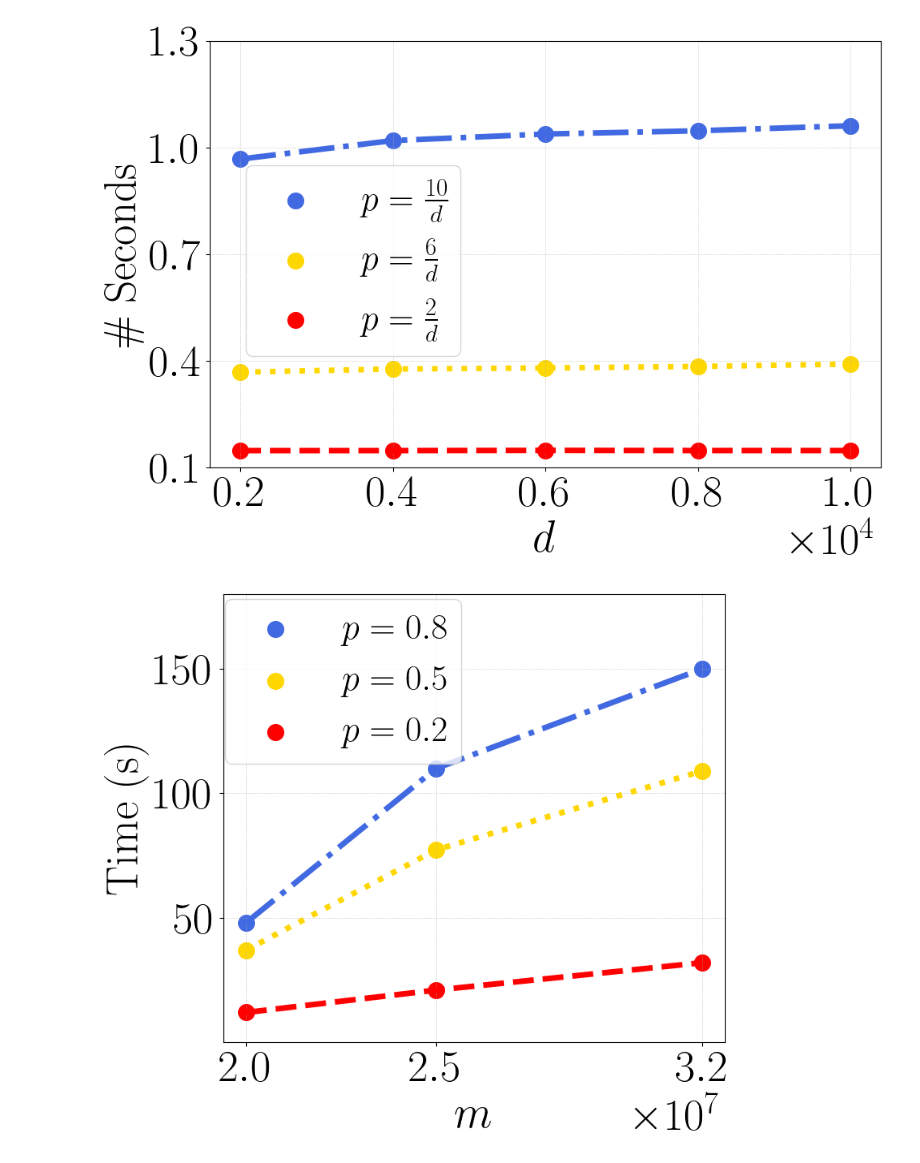
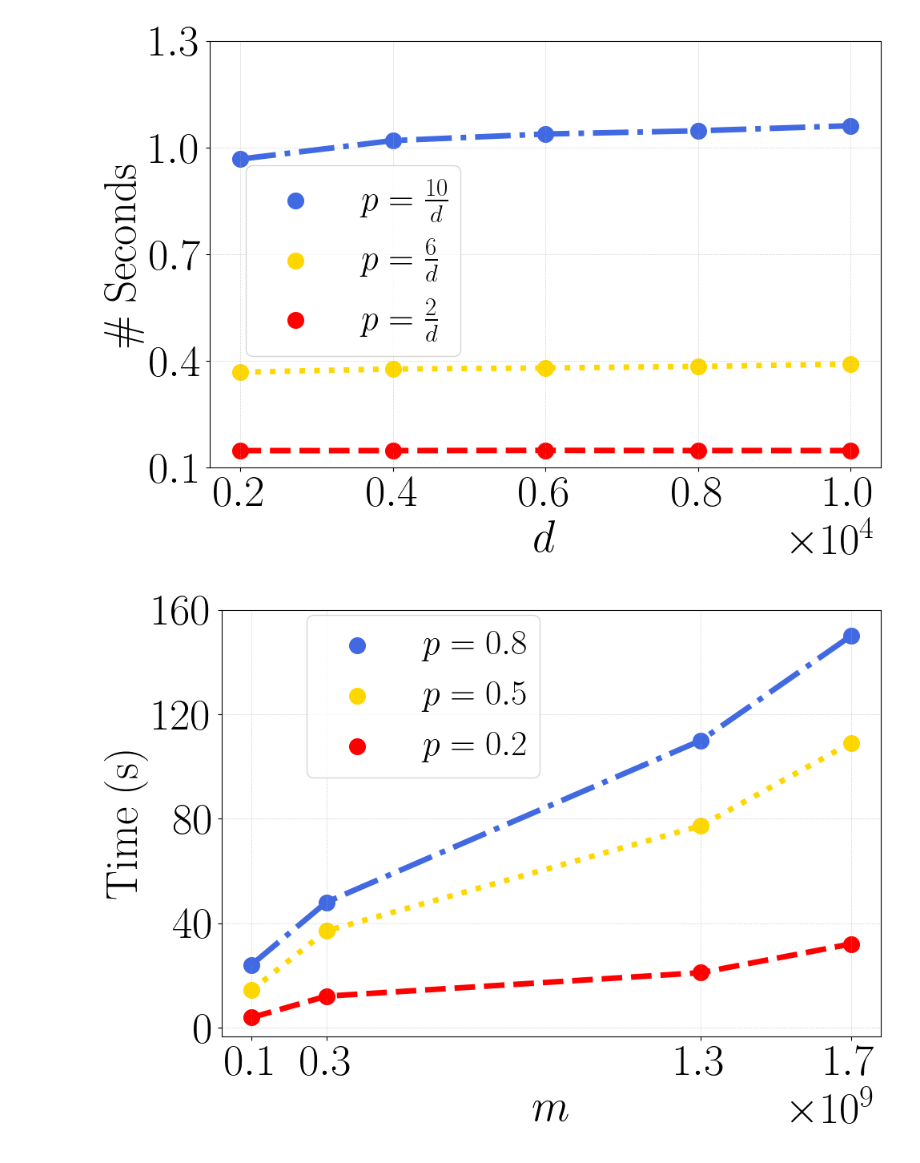
Before and after one commit to VirtuosoResearch/Matrix-completion-from-ultrasparse-samples, a Jupyter notebook: revised_figures/runtime.ipynb, the cells around one changed output. Drawn from its saved outputs; the diff is of its cells as text; code cells hidden in the pictures.

```diff
--- a/revised_figures/runtime.ipynb
+++ b/revised_figures/runtime.ipynb
@@ -59,44 +59,44 @@ plt.close()
 [figure]
 # %%
 # title = r'$\mathrm{Synthetic~(2~obervations)}$'
-m = [2e7, 2.5e7, 3.2e7]
+m = [1e8, 3e8, 1.3e9, 1.7e9]
 
-runtime_8 = [48, 110, 150]
-runtime_5 = [37, 77.3, 109]
-runtime_2 = [12, 21, 32]
+runtime_8 = [24, 48, 110, 150]
+runtime_5 = [14.3, 37, 77.3, 109]
+runtime_2 = [3.8, 12, 21, 32]
 
-f, ax = plt.subplots(figsize=(8,7))
+f, ax = plt.subplots(figsize=(10,7))
 
 plt.plot(m, runtime_8, lw=5, color='royalblue', ls="dashdot")
 plt.scatter(m, runtime_8, s=200, color='royalblue', label=r"$p=0.8$")
 
 plt.plot(m, runtime_5, lw=5, color='gold', ls="dotted")
 plt.scatter(m, runtime_5, s=200, color='gold', label=r"$p=0.5$")
 
 plt.plot(m, runtime_2, lw=5, color='red', ls="dashed")
 plt.scatter(m, runtime_2, s=200, color='red', label=r"$p=0.2$")
 
 ax.legend(fontsize=32, loc='upper right', bbox_to_anchor=(0.51, 1.03))
 
 plt.xlabel(r"$m$", fontsize=40)
 ax.xaxis.set_major_locator(MaxNLocator(integer=True))
 ax.ticklabel_format(style='sci', axis='x', scilimits=(0,0))
 ax.xaxis.get_offset_text().set_fontsize(40)
 
 xticks = m
 plt.xticks(xticks, fontsize=40)
-plt.yticks([50, 100, 150], fontsize=40)
-plt.ylim(0, 180)
+plt.yticks([0, 40, 80, 120, 160], fontsize=40)
+#plt.ylim(-0.2, 180)
 plt.ylabel(r"$\mathrm{Time~(s)}$", fontsize=40)
 
 
 
 plt.grid(lw=0.5, ls=":")
 plt.tight_layout()
 plot_name = f"runtime_real.pdf"
 plt.savefig(plot_name, bbox_inches='tight', format="pdf", dpi=1200)
 
 plt.show()
 plt.close()
 # %% [output]
-[figure, old version]
+[figure, new version]
```
Also changed, not shown: 1 other file.
